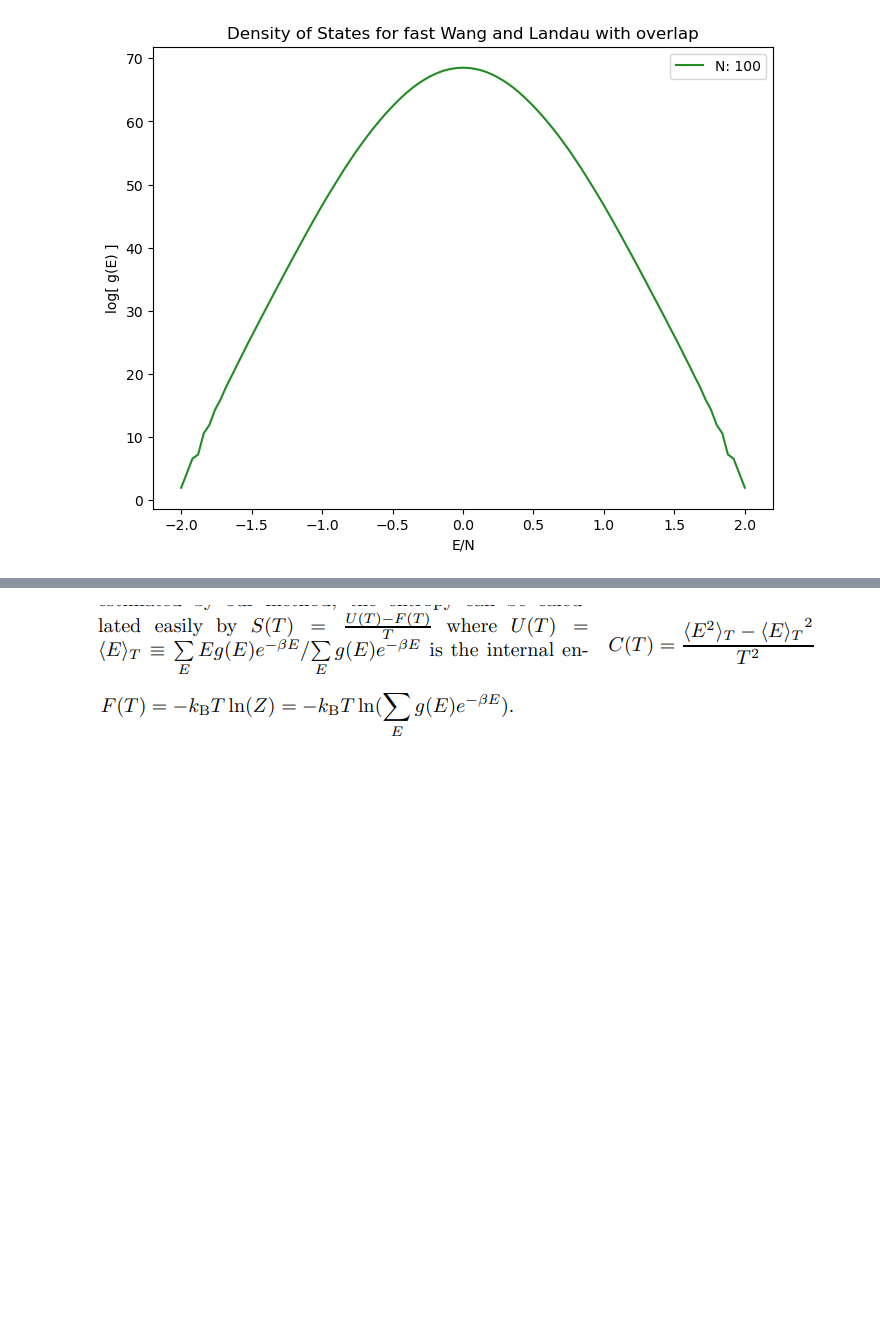
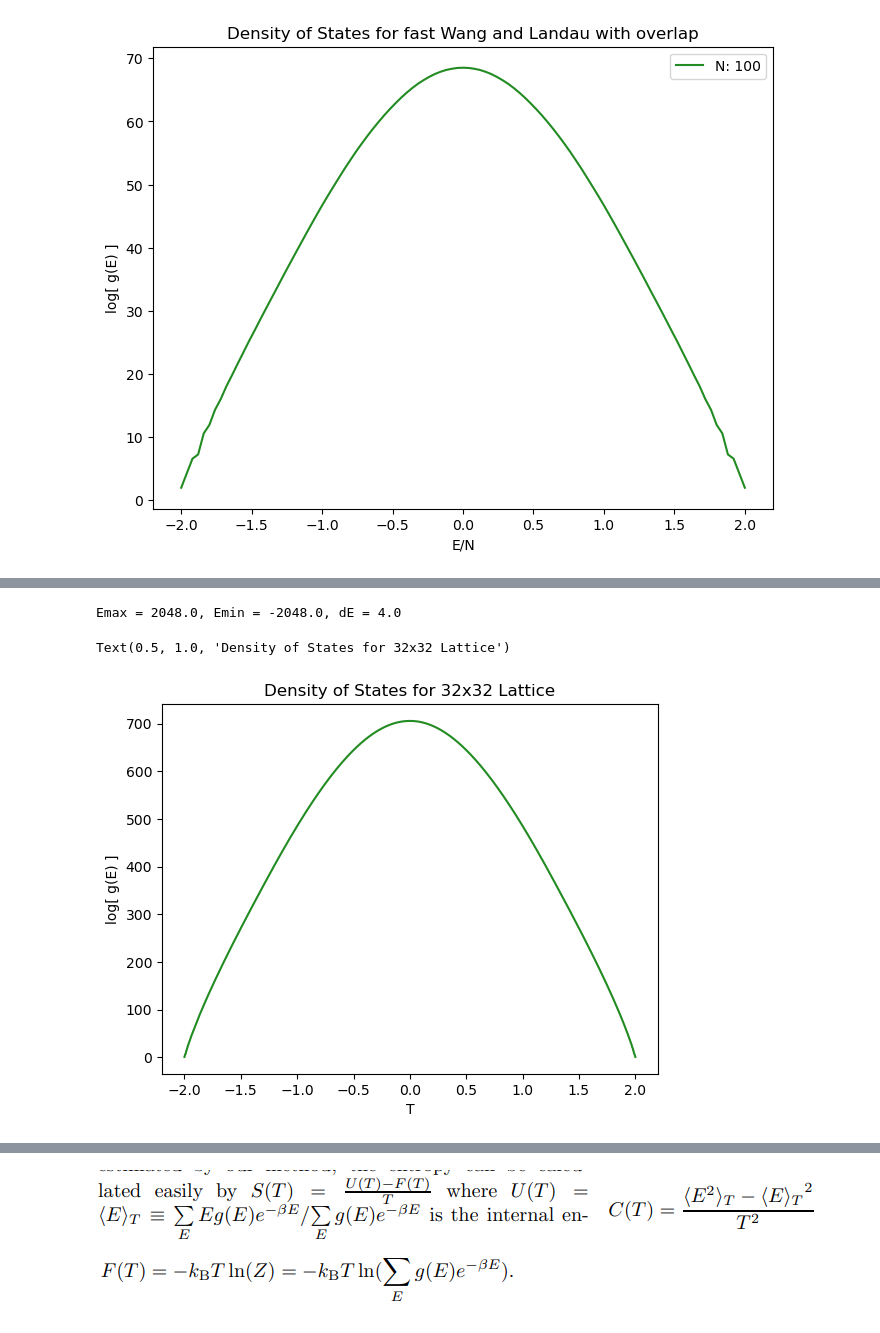
Before and after one commit to hswanson13/CompFinalProject, a Jupyter notebook: 2D_ising_Wang_Landau.ipynb, the cells around one changed output, grey strips where cells are left out. Drawn from its saved outputs; the diff is of its cells as text; code cells hidden in the pictures; blank space fills up the shorter version.

```diff
--- a/2D_ising_Wang_Landau.ipynb
+++ b/2D_ising_Wang_Landau.ipynb
@@ -286,0 +283,10 @@ Emax = 512.0, Emin = -512.0, dE = 4.0
+# %%
+E_32 = np.array(calc_E_spectrum(32))
+plt.plot(E_32/32**2,norm_log_32,color='forestgreen',label=f'Lattice Size: {32**2}')
+plt.xlabel('T')
+plt.ylabel('log[ g(E) ]')
+plt.title('Density of States for 32x32 Lattice')
+# %% [output]
+Emax = 2048.0, Emin = -2048.0, dE = 4.0
+Text(0.5, 1.0, 'Density of States for 32x32 Lattice')
+[figure, added]
```
Also changed, not shown: parts of 18 cells of this notebook, 1 other file.
